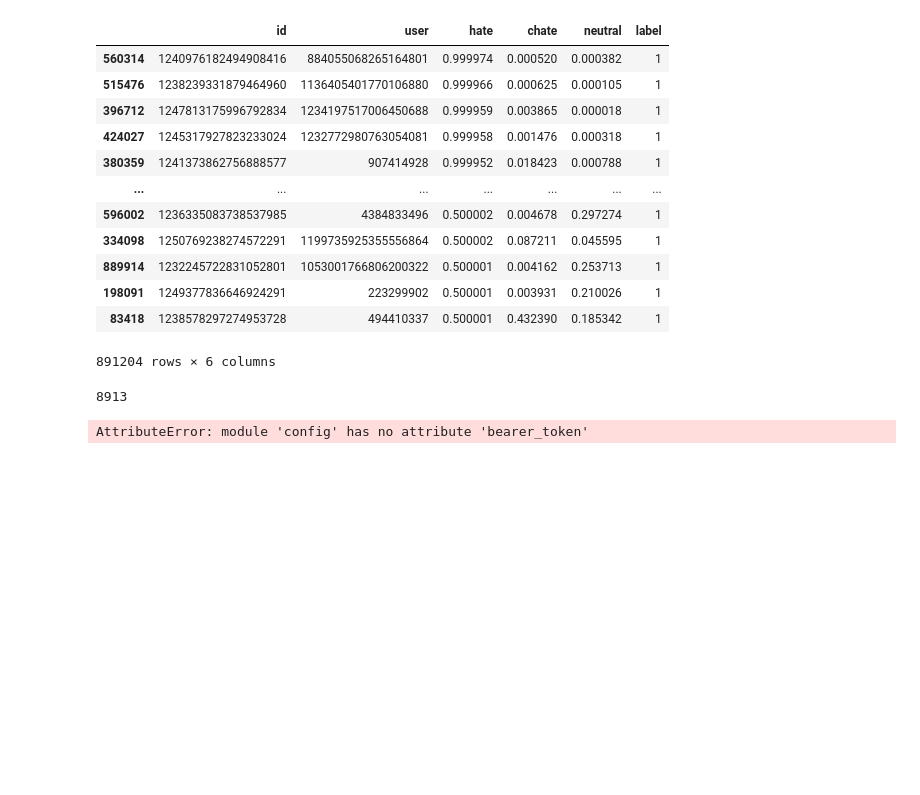
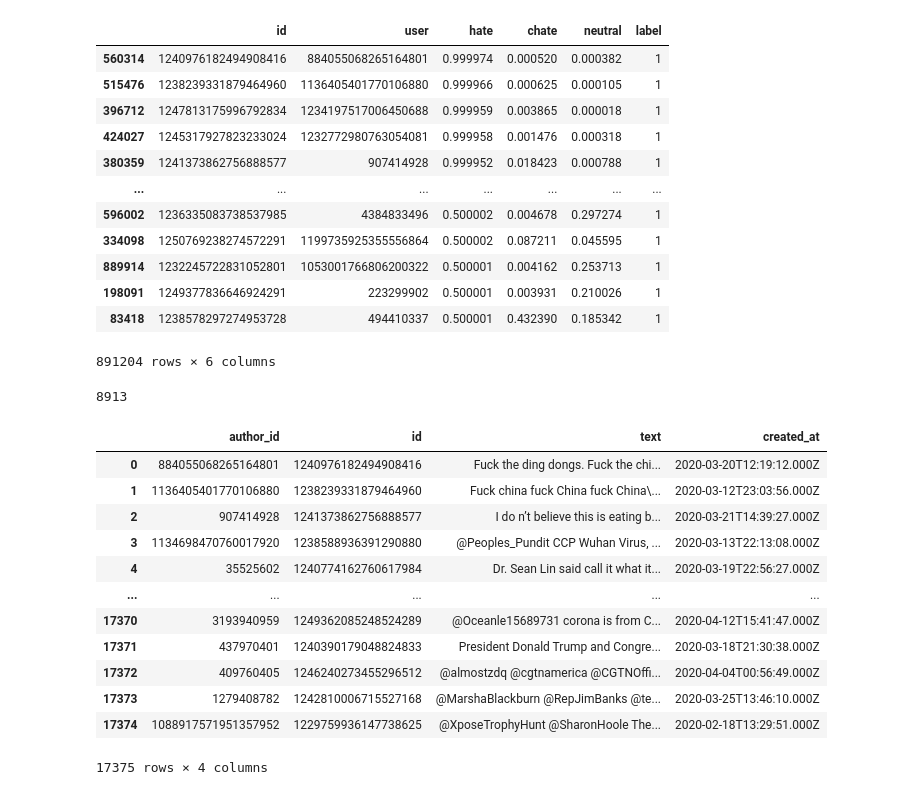
Before and after one commit to datascisteven/Automated-Hate-Tweet-Detection, a Jupyter notebook: notebooks/twitter_api.ipynb, the cells around one changed output. Cells and saved outputs as stored; diff of their text form; code cells hidden in the pictures; blank space fills up the shorter version.

```diff
--- a/notebooks/twitter_api.ipynb
+++ b/notebooks/twitter_api.ipynb
@@ -174,6 +174,26 @@ asian_100 = anti_asian_ids[0:100]
 asian_200 = anti_asian_ids[100:200]
 asian_300 = anti_asian_ids[200:300]
 # %%
-df_asian_1 = tweets_request(asian_100)
+df_1 = tweets_request(asian_100)
-# %% [output]
-AttributeError: module 'config' has no attribute 'bearer_token'
+# %%
+df_2 = tweets_request(asian_200)
+# %%
+df_3 = tweets_request(asian_300)
+# %%
+df_asian = pd.concat([df_1, df_2, df_3], axis=0)
+df_asian = df_asian.reset_index(drop=True)
+df_asian
+# %% [output]
+|  | author_id | id | text | created_at |
+| 0 | 884055068265164801 | 1240976182494908416 | Fuck the ding dongs. Fuck the chi... | 2020-03-20T12:19:12.000Z |
+| 1 | 1136405401770106880 | 1238239331879464960 | Fuck china fuck China fuck China\... | 2020-03-12T23:03:56.000Z |
+| 2 | 907414928 | 1241373862756888577 | I do n’t believe this is eating b... | 2020-03-21T14:39:27.000Z |
+| 3 | 1134698470760017920 | 1238588936391290880 | @Peoples_Pundit CCP Wuhan Virus, ... | 2020-03-13T22:13:08.000Z |
+| 4 | 35525602 | 1240774162760617984 | Dr. Sean Lin said call it what it... | 2020-03-19T22:56:27.000Z |
+| ... | ... | ... | ... | ... |
+| 17370 | 3193940959 | 1249362085248524289 | @Oceanle15689731 corona is from C... | 2020-04-12T15:41:47.000Z |
+| 17371 | 437970401 | 1240390179048824833 | President Donald Trump and Congre... | 2020-03-18T21:30:38.000Z |
+| 17372 | 409760405 | 1246240273455296512 | @almostzdq @cgtnamerica @CGTNOffi... | 2020-04-04T00:56:49.000Z |
+| 17373 | 1279408782 | 1242810006715527168 | @MarshaBlackburn @RepJimBanks @te... | 2020-03-25T13:46:10.000Z |
+| 17374 | 1088917571951357952 | 1229759936147738625 | @XposeTrophyHunt @SharonHoole The... | 2020-02-18T13:29:51.000Z |
+17375 rows × 4 columns
```
Also changed, not shown: parts of 7 cells of this notebook, 13 other files.
